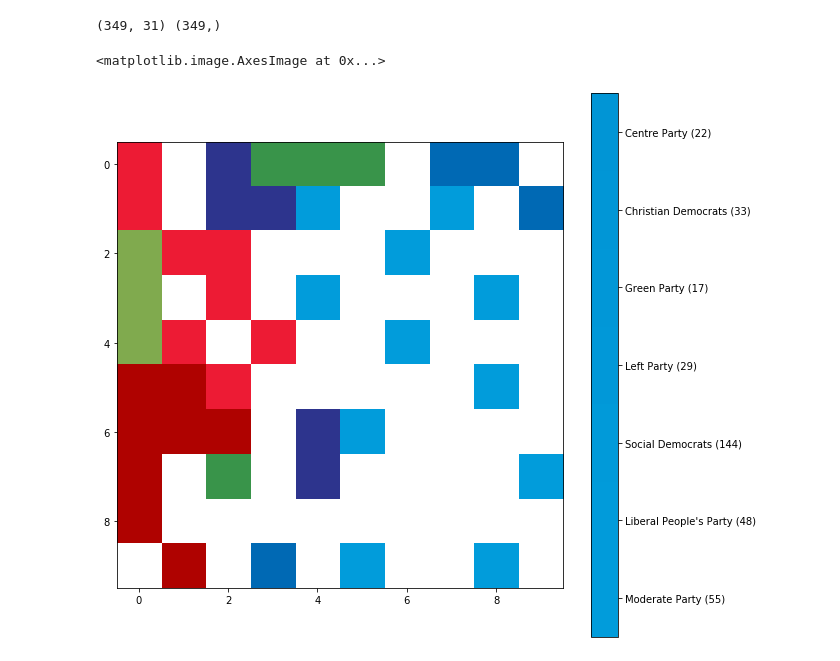
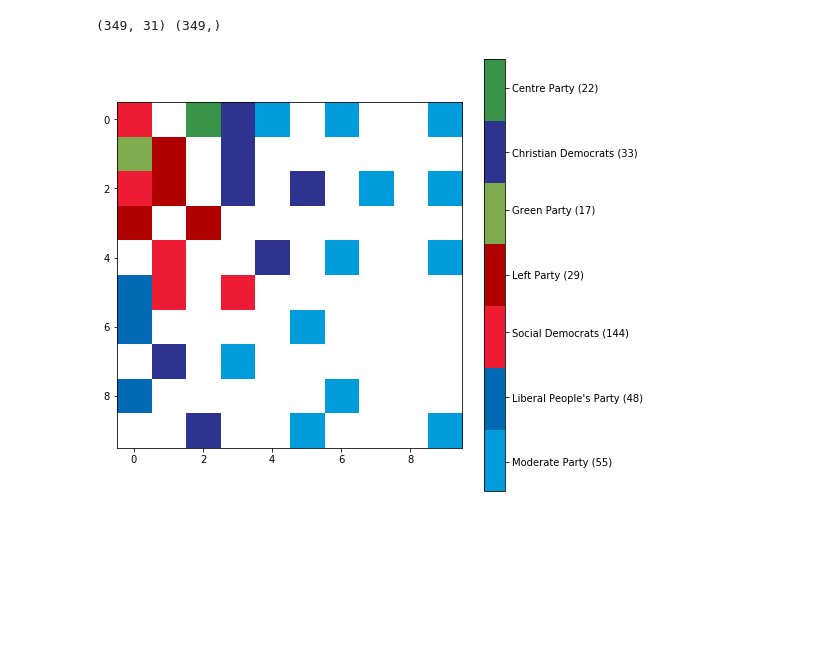
Before and after one commit to griiak/ANN-Assignment1-GS, a Jupyter notebook: A2/part2.ipynb, the cells around one changed output. Saved outputs shown, nothing was run; the diff lists cells and outputs as text; code cells hidden in the pictures; blank space fills up the shorter version.

Commit message:
Final version part 2. (Cycling graph may bot be 100% correct but I think it is. Pratima can check if she has a newer version.)

```diff
--- a/A2/part2.ipynb
+++ b/A2/part2.ipynb
@@ -36,8 +36,11 @@ def load_mp_data():
 
     mp_party = np.genfromtxt('data_lab2/mpparty.dat', comments="%")
 
+    mp_sex = np.genfromtxt('data_lab2/mpsex.dat', comments="%")
 
-    return mp_votes, mp_party
+    mp_district = np.genfromtxt('data_lab2/mpdistrict.dat', comments="%")
+
+    return mp_votes, mp_party, mp_sex, mp_district
 
 
 class SOM():
@@ -142,39 +147,42 @@ plt.plot(network.nodes)
 # %%
-votes, parties = load_mp_data()
+votes, parties, sex, districts = load_mp_data()
 
 print(votes.shape,parties.shape)
 
 network = SOM([100,31],3)
 
-network.train(votes,3,20,eta=0.2)
+network.train(votes,5,300,eta=0.2)
 # %% [output]
 (349, 31) (349,)
 # %%
 res_by_party = network.run(votes,parties)
 # print(collections.Counter(parties))
-
 
 party_dist = np.zeros([10,10])
 for key, value in res_by_party.items():
     party_dist[key//10,key%10] = max(set(value), key=value.count)
 np.set_printoptions(threshold=np.inf)
 
 party_dist[party_dist == 0] = float('NaN')
 
 fig = plt.figure(figsize=(10, 10))
 ax = fig.add_subplot()
 n = 7
-cmap = LinearSegmentedColormap.from_list('mycmap', ['#019CDB', '#0069b4', '#ed1b34', '#b00000', \
-                                                   '#80AA4E', '#2D338E', '#39944A'])
+colors = ['#019CDB', '#0069b4', '#ed1b34', '#b00000', '#80AA4E', '#2D338E', '#39944A']
+
+cmap= matplotlib.colors.ListedColormap(colors)
 cmap.set_bad(color="white")
-
+im = plt.imshow(party_dist, cmap=cmap)
 norm= matplotlib.colors.BoundaryNorm(np.arange(0,n+1)-0.5, n)
 sm = plt.cm.ScalarMappable(cmap=cmap, norm=norm)
 sm.set_array([])
-q = plt.colorbar(sm, ticks=[np.arange(0,n)])
+q = plt.colorbar(norm=norm, spacing='proportional')
+
+loc = [1.4, 2.3, 3.2, 4, 4.9, 5.7, 6.6]
+q.set_ticks(loc)
+
 q.set_ticklabels(["Moderate Party (55)","Liberal People's Party (48)","Social Democrats (144)", \
                   "Left Party (29)","Green Party (17)","Christian Democrats (33)","Centre Party (22)"])
-plt.imshow(party_dist, cmap=cmap)
+plt.subplots_adjust(left=0.3, right=0.9, bottom=0.3, top=0.9)
 # %% [output]
-<matplotlib.image.AxesImage at 0x...>
-[figure, old version]
+[figure, new version]
```
Also changed, not shown: parts of 6 cells of this notebook.
